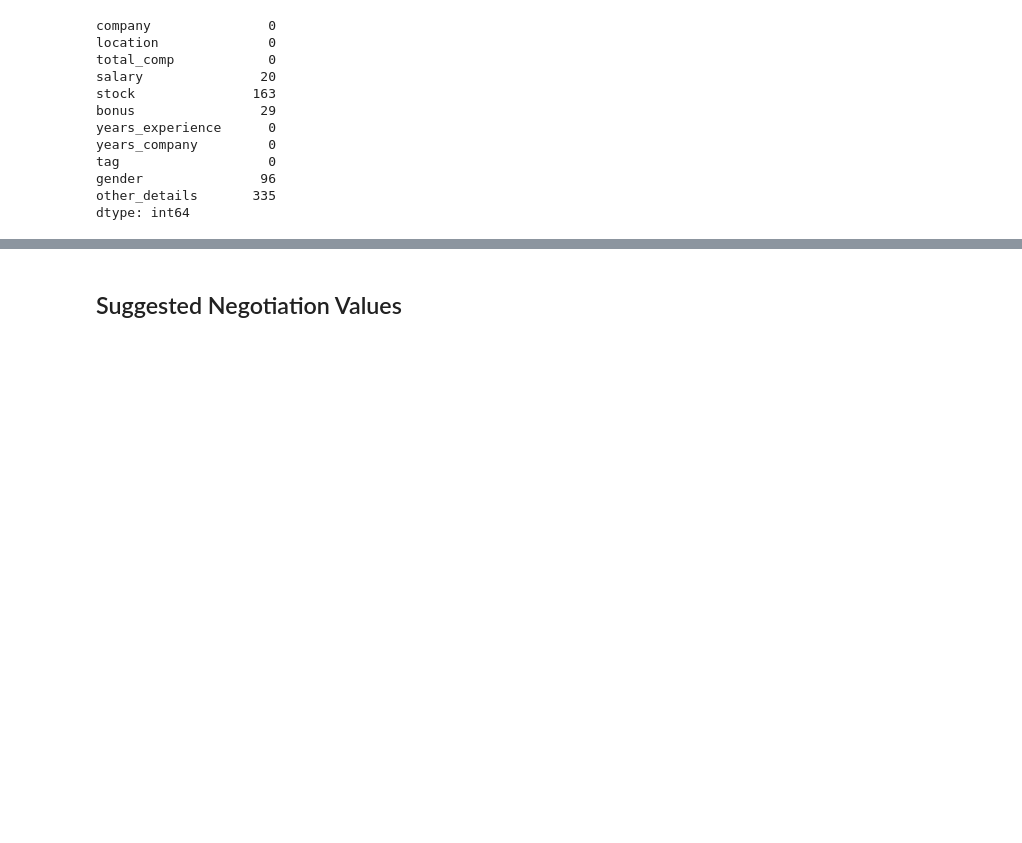
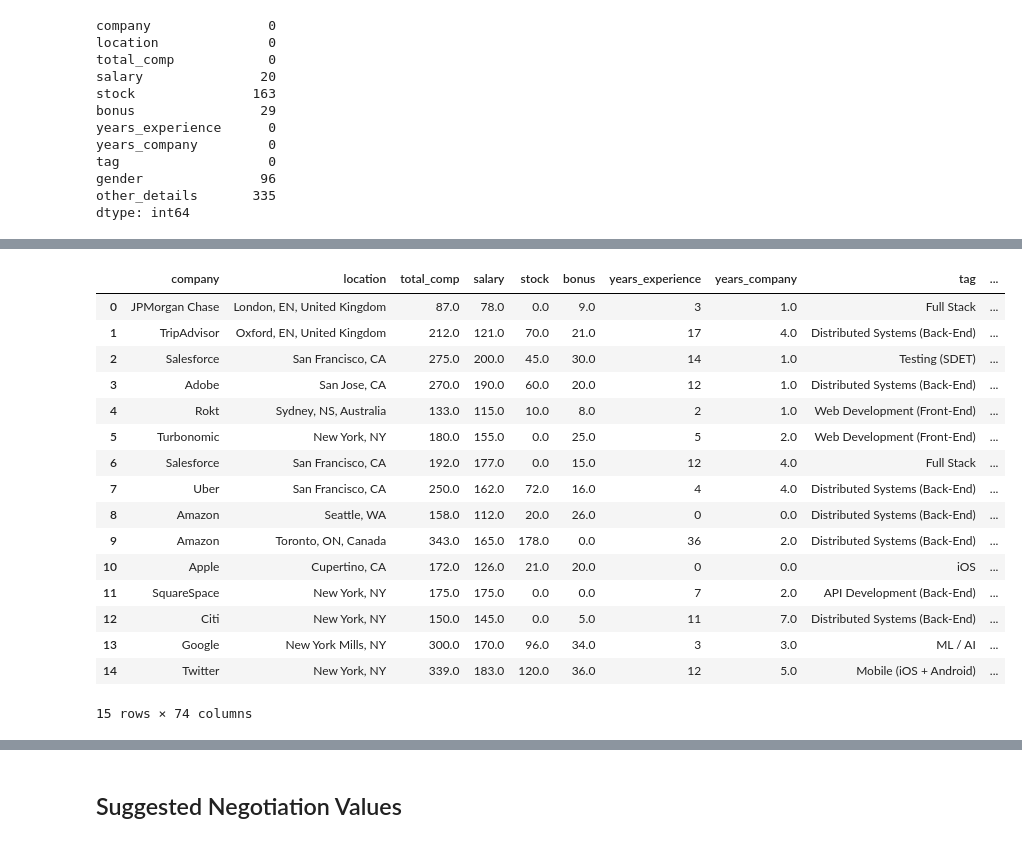
Before and after one commit to simonayzman/CompensationNegotiation, a Jupyter notebook: Data Exploration.ipynb, the cells around one changed output, grey strips where cells are left out. Saved outputs shown, nothing was run; the diff lists cells and outputs as text; code cells hidden in the pictures; blank space fills up the shorter version.

```diff
--- a/Data Exploration.ipynb
+++ b/Data Exploration.ipynb
@@ -555,0 +200,54 @@ array([[ 19.45868489],
+# %%
+def comp_create_dummies(comp, stringent=True):
+    # Heuristically select the companies with 5 or more data points
+    dummies = pd.get_dummies(comp.company)
+    d_companies = comp.company.value_counts()
+    if stringent:
+        d_companies = d_companies[d_companies >= 5]
+    comp = comp.join(dummies[d_companies.index], rsuffix='_company')
+
+    # Heuristically select the locations with 5 or more data points
+    dummies = pd.get_dummies(comp.location)
+    d_locations = comp.location.value_counts()
+    if stringent:
+        d_locations = d_locations[d_locations >= 5]
+    comp = comp.join(dummies[d_locations.index], rsuffix='_location')
+
+    # Heuristically select those tags with more than 1 data points
+    dummies = pd.get_dummies(comp.tag)
+    d_tags = comp.tag.value_counts()
+    if stringent:
+        d_tags = d_tags[d_tags >= 2]
+    comp = comp.join(dummies[d_tags.index], rsuffix='_tag')
+
+    # Use all gender values
+    dummies = pd.get_dummies(comp[['gender']])
+    d_genders = comp.gender.value_counts()
+    comp = pd.concat([comp, dummies], axis=1)
+
+    # Manually create dummies based on other details
+    comp['masters'] = comp.other_details.str.lower().str.contains('master').factorize()[0]
+    comp['phd'] = comp.other_details.str.lower().str.contains('phd').factorize()[0]
+
+    return comp
+
+comp = comp_create_dummies(comp)
+comp.head(15)
+# %% [output]
+|  | company | location | total_comp | salary | stock | bonus | years_experience | years_company | tag | ... |
+| 0 | JPMorgan Chase | London, EN, United Kingdom | 87.0 | 78.0 | 0.0 | 9.0 | 3 | 1.0 | Full Stack | ... |
+| 1 | TripAdvisor | Oxford, EN, United Kingdom | 212.0 | 121.0 | 70.0 | 21.0 | 17 | 4.0 | Distributed Systems (Back-End) | ... |
+| 2 | Salesforce | San Francisco, CA | 275.0 | 200.0 | 45.0 | 30.0 | 14 | 1.0 | Testing (SDET) | ... |
+| 3 | Adobe | San Jose, CA | 270.0 | 190.0 | 60.0 | 20.0 | 12 | 1.0 | Distributed Systems (Back-End) | ... |
+| 4 | Rokt | Sydney, NS, Australia | 133.0 | 115.0 | 10.0 | 8.0 | 2 | 1.0 | Web Development (Front-End) | ... |
+| 5 | Turbonomic | New York, NY | 180.0 | 155.0 | 0.0 | 25.0 | 5 | 2.0 | Web Development (Front-End) | ... |
+| 6 | Salesforce | San Francisco, CA | 192.0 | 177.0 | 0.0 | 15.0 | 12 | 4.0 | Full Stack | ... |
+| 7 | Uber | San Francisco, CA | 250.0 | 162.0 | 72.0 | 16.0 | 4 | 4.0 | Distributed Systems (Back-End) | ... |
+| 8 | Amazon | Seattle, WA | 158.0 | 112.0 | 20.0 | 26.0 | 0 | 0.0 | Distributed Systems (Back-End) | ... |
+| 9 | Amazon | Toronto, ON, Canada | 343.0 | 165.0 | 178.0 | 0.0 | 36 | 2.0 | Distributed Systems (Back-End) | ... |
+| 10 | Apple | Cupertino, CA | 172.0 | 126.0 | 21.0 | 20.0 | 0 | 0.0 | iOS | ... |
+| 11 | SquareSpace | New York, NY | 175.0 | 175.0 | 0.0 | 0.0 | 7 | 2.0 | API Development (Back-End) | ... |
+| 12 | Citi | New York, NY | 150.0 | 145.0 | 0.0 | 5.0 | 11 | 7.0 | Distributed Systems (Back-End) | ... |
+| 13 | Google | New York Mills, NY | 300.0 | 170.0 | 96.0 | 34.0 | 3 | 3.0 | ML / AI | ... |
+| 14 | Twitter | New York, NY | 339.0 | 183.0 | 120.0 | 36.0 | 12 | 5.0 | Mobile (iOS + Android) | ... |
+15 rows × 74 columns
```
Also changed, not shown: parts of 45 cells of this notebook.
